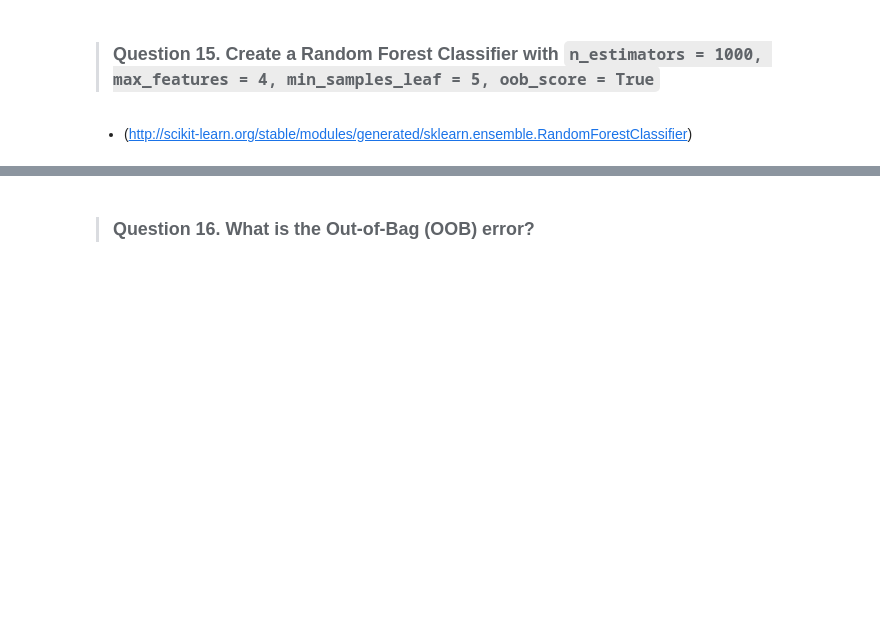
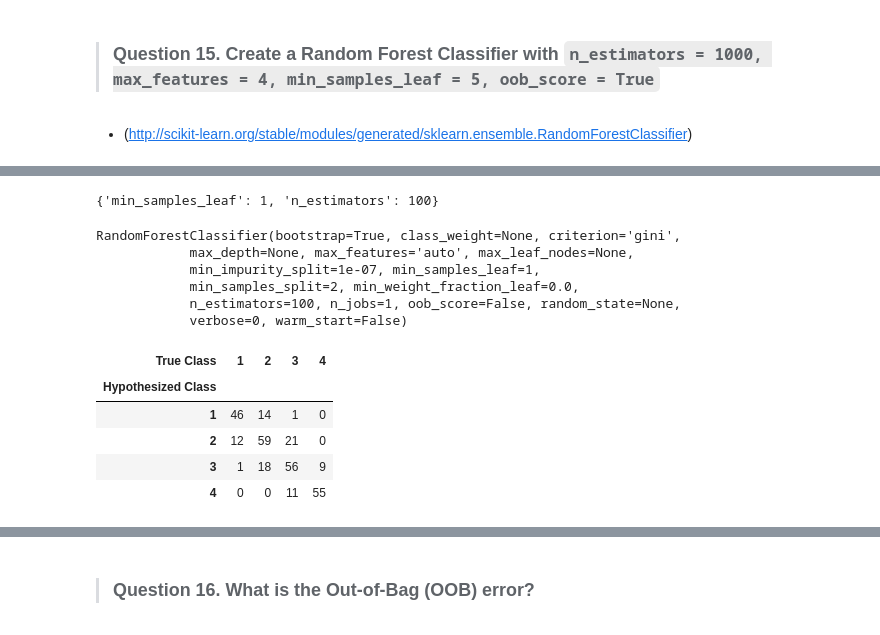
Before and after one commit to geewunders/DS-SF-34, a Jupyter notebook: classes/16/notebooks/assignment-16-trees-starter-code.ipynb, the cells around one changed output, grey strips where cells are left out. Cells and saved outputs as stored; diff of their text form; code cells hidden in the pictures; blank space fills up the shorter version.

```diff
--- a/classes/16/notebooks/assignment-16-trees-starter-code.ipynb
+++ b/classes/16/notebooks/assignment-16-trees-starter-code.ipynb
@@ -284,0 +280,11 @@ model = ensemble.RandomForestClassifier(n_estimators = 1000,
+# %%
+model2 = ensemble.RandomForestClassifier()
+
+params = {"n_estimators": [1, 10, 100],
+          "min_samples_leaf": [1, 5, 10]}
+
+gs = GridSearchCV(model2, params, cv = 3)
+
+gs.fit (train_X, train_y)
+
+#code above figures out best combinations
@@ -284,0 +303,26 @@ model = ensemble.RandomForestClassifier(n_estimators = 1000,
+# %%
+gs.best_params_ # this displays the best combinations
+# %% [output]
+{'min_samples_leaf': 1, 'n_estimators': 100}
+# %%
+best_forest = gs.best_estimator_ #this IS the best model. It's shorter version of input 39.
+
+best_forest.fit(train_X, train_y) # reports the default parameters.
+# %% [output]
+RandomForestClassifier(bootstrap=True, class_weight=None, criterion='gini',
+            max_depth=None, max_features='auto', max_leaf_nodes=None,
+            min_impurity_split=1e-07, min_samples_leaf=1,
+            min_samples_split=2, min_weight_fraction_leaf=0.0,
+            n_estimators=100, n_jobs=1, oob_score=False, random_state=None,
+            verbose=0, warm_start=False)
+# %%
+train_y_hat2 = model_selection.cross_val_predict(best_forest, train_X, train_y, cv = 5) #remember that cross validation already does a .fit
+# %%
+pd.crosstab(train_y_hat2, train_y, rownames = ['Hypothesized Class'], colnames = ['True Class'])
+# %% [output]
+| True Class | 1 | 2 | 3 | 4 |
+| Hypothesized Class |  |  |  |  |
+| 1 | 46 | 14 | 1 | 0 |
+| 2 | 12 | 59 | 21 | 0 |
+| 3 | 1 | 18 | 56 | 9 |
+| 4 | 0 | 0 | 11 | 55 |
```
Also changed, not shown: parts of 13 cells of this notebook.
